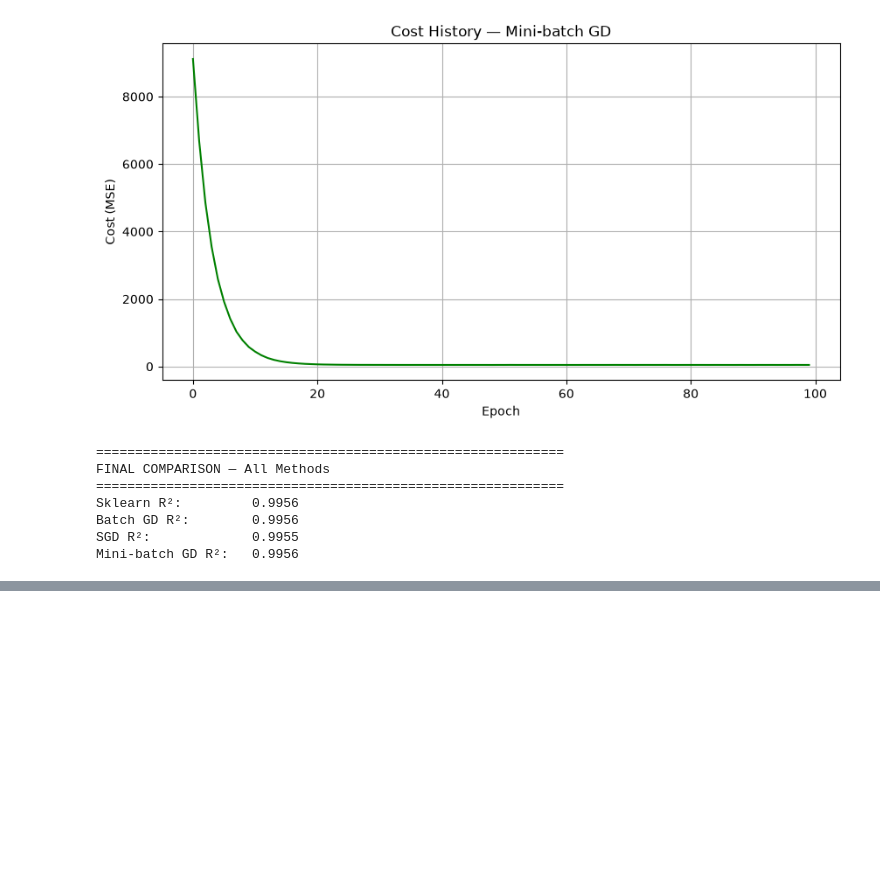
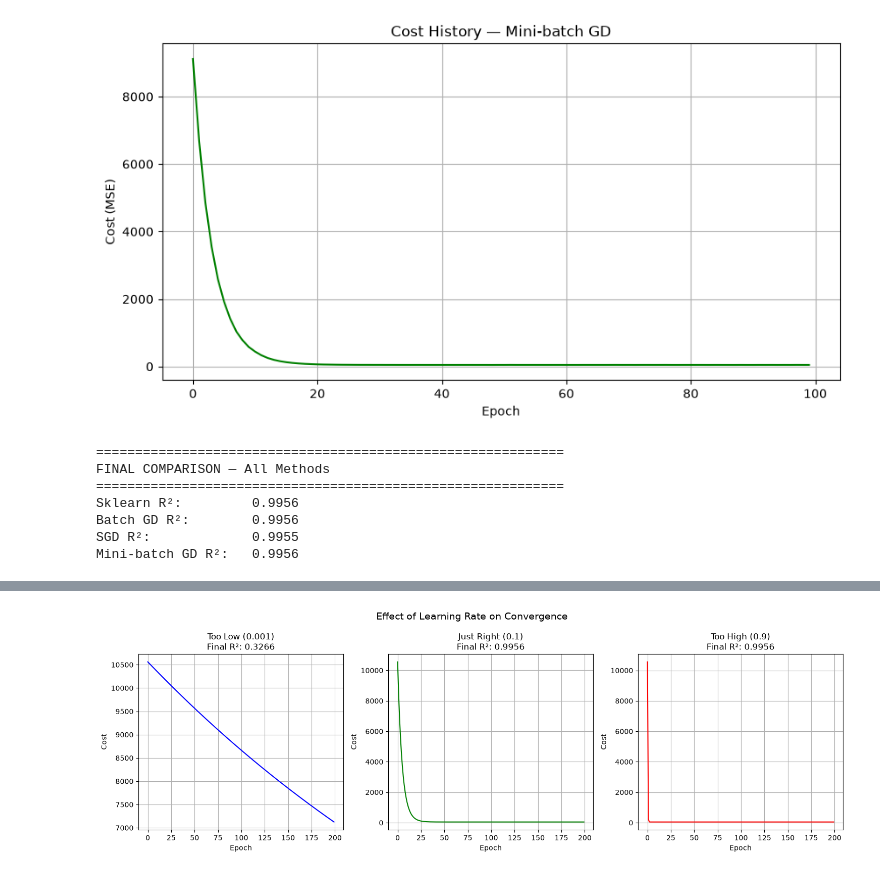
Before and after one commit to nevilsolanki26-afk/applied-ML, a Jupyter notebook: 01_linear_regression.ipynb, the cells around one changed output, grey strips where cells are left out. Drawn from its saved outputs; the diff is of its cells as text; code cells hidden in the pictures; blank space fills up the shorter version.

Commit message:
sklearn builtin functions and effect of learning rate

```diff
--- a/01_linear_regression.ipynb
+++ b/01_linear_regression.ipynb
@@ -674,3 +674,19 @@ Sklearn R²:         0.9956
 Batch GD R²:        0.9956
 SGD R²:             0.9955
 Mini-batch GD R²:   0.9956
+# %%
+from sklearn.linear_model import LinearRegression, SGDRegressor
+
+# Batch GD equivalent (Normal Equation)
+sklearn_batch = LinearRegression()
+sklearn_batch.fit(X_multi_scaled, y_multi)
+
+# SGD
+sklearn_sgd = SGDRegressor(
+    learning_rate='constant',
+    eta0=0.01, # learning rate
+    max_iter=100, # epoch
+    random_state=42,
+    tol=None # disable early stopping so it runs full epochs
+)
+sklearn_sgd.fit(X_multi_scaled, y_multi.ravel()) # SGDRegressor needs 1D y
@@ -676,0 +784,27 @@ Mini-batch GD R²:   0.9956
+# %%
+learning_rates = [0.001, 0.1, 0.9]
+colors = ['blue', 'green', 'red']
+labels = ['Too Low (0.001)', 'Just Right (0.1)', 'Too High (0.9)']
+
+plt.figure(figsize=(15,5))
+
+for idx, lr in enumerate(learning_rates):
+    model_lr = GradientDescent(
+        learning_rate=lr,
+        epochs=200,
+        verbose=False
+    )
+    model_lr.fit(X_multi_scaled, y_multi)
+
+    plt.subplot(1, 3, idx + 1)
+    plt.plot(range(200), model_lr.cost_history, color=colors[idx])
+    plt.xlabel('Epoch')
+    plt.ylabel('Cost')
+    plt.title(f'{labels[idx]}\nFinal R²: {model_lr.score(X_multi_scaled, y_multi):.4f}')
+    plt.grid(True)
+
+plt.suptitle('Effect of Learning Rate on Convergence', fontsize=14)
+plt.tight_layout()
+plt.show()
+# %% [output]
+[figure, added]
```
Also changed, not shown: parts of 5 cells of this notebook.
